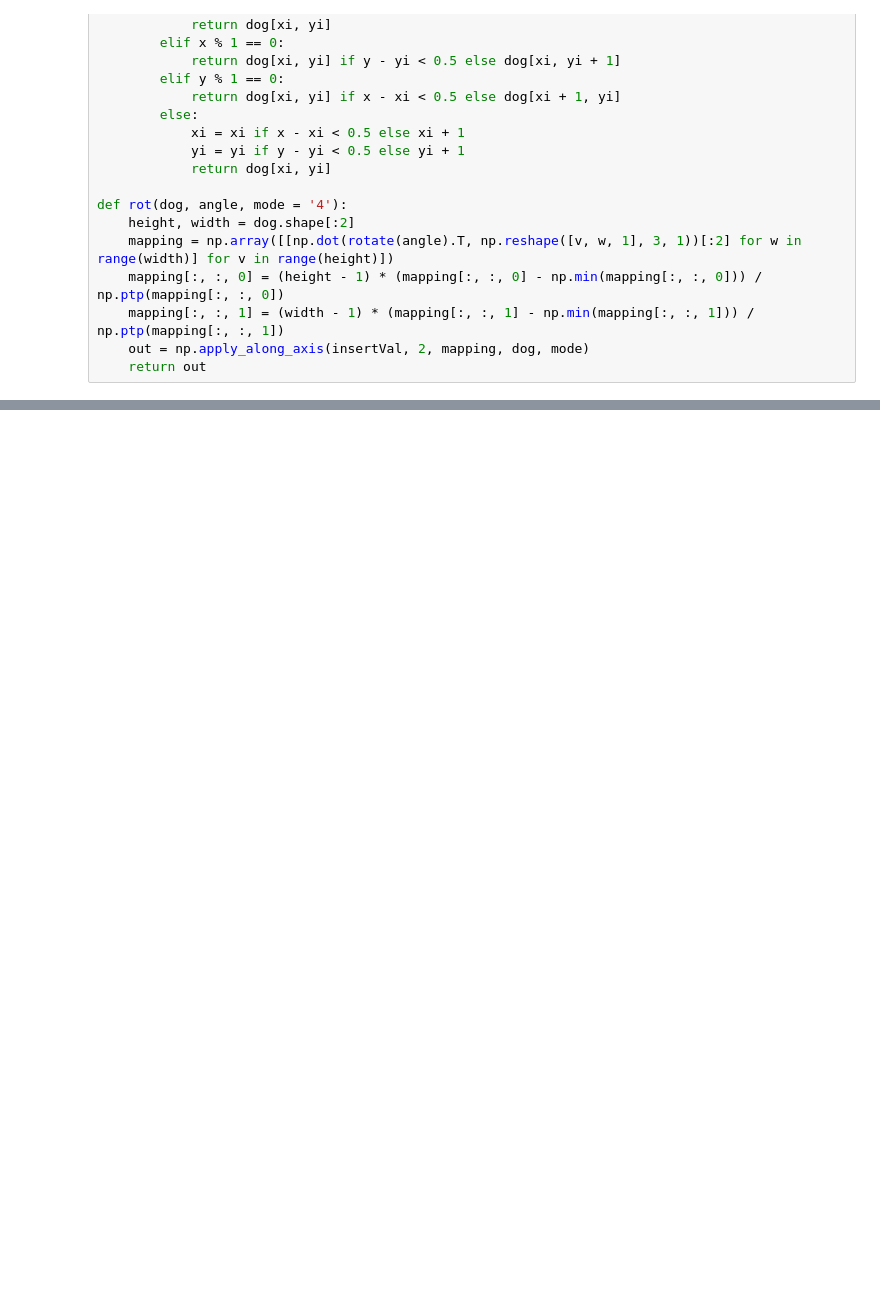
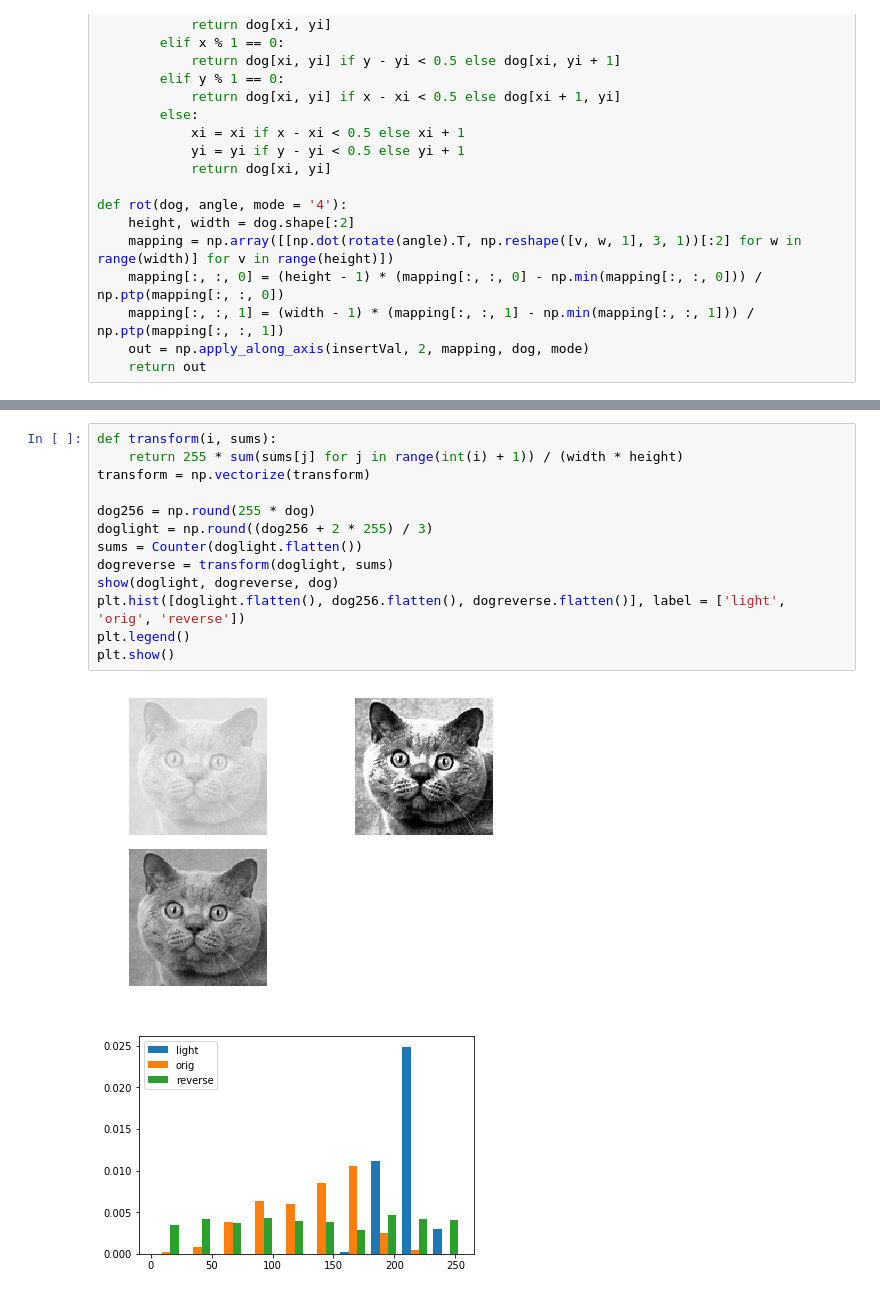
Before and after one commit to CarnoZhao/PythonSkills, a Jupyter notebook: ImageProcessing/rotate.ipynb, the cells around one changed output, grey strips where cells are left out. Cells and saved outputs as stored; diff of their text form; blank space fills up the shorter version.

```diff
--- a/ImageProcessing/rotate.ipynb
+++ b/ImageProcessing/rotate.ipynb
@@ -95,0 +124,16 @@ dog256 = 255 * dog
+# %%
+def transform(i, sums):
+    return 255 * sum(sums[j] for j in range(int(i) + 1)) / (width * height)
+transform = np.vectorize(transform)
+
+dog256 = np.round(255 * dog)
+doglight = np.round((dog256 + 2 * 255) / 3)
+sums = Counter(doglight.flatten())
+dogreverse = transform(doglight, sums)
+show(doglight, dogreverse, dog)
+plt.hist([doglight.flatten(), dog256.flatten(), dogreverse.flatten()], label = ['light', 'orig', 'reverse'])
+plt.legend()
+plt.show()
+# %% [output]
+[figure, added]
+[figure, added]
```
Also changed, not shown: parts of 6 cells of this notebook, 1 other file.
